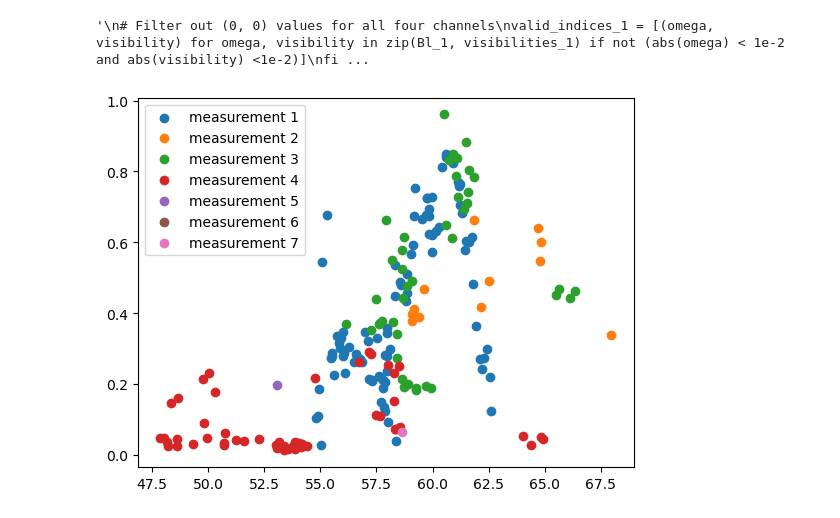
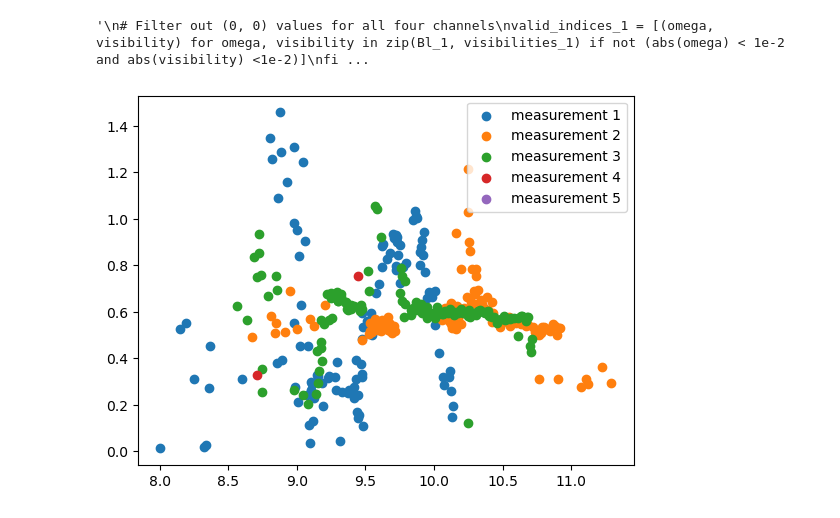
Before and after one commit to muellvin/radio-interferometry, a Jupyter notebook: data_analysis_fit.ipynb, the cells around one changed output. Cells and saved outputs as stored; diff of their text form; code cells hidden in the pictures.

```diff
--- a/data_analysis_fit.ipynb
+++ b/data_analysis_fit.ipynb
@@ -170,18 +170,31 @@ def get_V_Bl_fromOneChannel(time, data, freq=0, measurement=0, printbool=False):
 
 # Directories for measurements
 file_dirs = [
-    "sun_meas_25/meas_1/",
-    "sun_meas_25/meas_2/",
-    "sun_meas_25/meas_3/",
-    "sun_meas_25/meas_4/",
-    "sun_meas_25/meas_5/",
-    "sun_meas_25/meas_6/",
-    "sun_meas_25/meas_7/"
+    "sun_meas_25/meas_1/", #good
+    "sun_meas_25/meas_2/", #good
+    "sun_meas_25/meas_3/", #good
+    #"sun_meas_25/meas_4/",#sunset
+    #"sun_meas_25/meas_5/",#clouds
+    "sun_meas_25/meas_6/", #good
+    "sun_meas_25/meas_7/" #very early
 ]
+guesses = [[1, 0.035, 0.0043, 5.6],
+           [1, 0.035, 0.0047, 5.6],
+           [1, 0.035, 0.0046, 5.6],
+           #[1, 0.035, 0.0043, 5.6],
+           #[1, 0.035, 0.0043, 5.6],
+           [1, 0.035, 0.0043, 5.6],
+           [1, 0.035, 0.0013, 5.6]]
 
 # Load measurements
 measurements = [get_measurement(file_dir) for file_dir in file_dirs]
 # Each element of measurements is (time, freq, data)
+
+test = 0
+test_freq = 50
+(time, freq, data) = measurements[test]
+v, b = get_V_Bl_fromOneChannel(time, data[test_freq], test_freq, test, guesses[test], printbool=True)
+
 
 # Prepare storage for results
 results = []
@@ -189,8 +202,8 @@ for file_index, (time, freq, data) in enumerate(measurements):
     visibilities = np.empty(len(freq), dtype=float)
     Bl = np.empty(len(freq), dtype=float)
 
-    for i, freq in enumerate(np.arange(0,121)):
-        visibilities[i], Bl[i] = get_V_Bl_fromOneChannel(time, data[i], freq, file_index+1)
+    for i, freq in enumerate(np.arange(0,200)):
+        visibilities[i], Bl[i] = get_V_Bl_fromOneChannel(time, data[i], freq, file_index+1, guesses[file_index])
 
     results.append((visibilities, Bl))
 # %% [output]
@@ -252,41 +247,45 @@ Fit failed at measurement 7, channel 120: Optimal parameters not found: Number o
 # %%
-
+useful_B = []
+useful_V = []
 
 for index, (visibilities, Bl) in enumerate(results):
-    valid_indices =[(b, v) for b, v in zip(Bl, visibilities) if not (abs(b) < 1e-2 or abs(v) <1e-2 or abs(b)>200)]
+    valid_indices =[(b, v) for b, v in zip(Bl, visibilities) if not (abs(b) < 1e-2 or abs(v) <1e-2 or abs(b)>200 or abs(v) > 2 or abs(b)<5)]
     bs, vs = zip(*valid_indices) if valid_indices else ([],[])
+    useful_B.append(bs)
+    useful_V.append(vs)
     plt.scatter(bs, vs, label=f"measurement {index+1}")
 
 plt.legend()
+
 
 """
 # Filter out (0, 0) values for all four channels
 valid_indices_1 = [(omega, visibility) for omega, visibility in zip(Bl_1, visibilities_1) if not (abs(omega) < 1e-2 and abs(visibility) <1e-2)]
 filtered_Bl_1, filtered_visibilities_1 = zip(*valid_indices_1) if valid_indices_1 else ([], [])
 
 valid_indices_2 = [(omega, visibility) for omega, visibility in zip(Bl_2, visibilities_2) if not (abs(omega) < 1e-2 and abs(visibility) <1e-2)]
 filtered_Bl_2, filtered_visibilities_2 = zip(*valid_indices_2) if valid_indices_2 else ([], [])
 
 valid_indices_3 = [(omega, visibility) for omega, visibility in zip(Bl_3, visibilities_3) if not (abs(omega) < 1e-2 and abs(visibility) <1e-2)]
 filtered_Bl_3, filtered_visibilities_3 = zip(*valid_indices_3) if valid_indices_3 else ([], [])
 
 #valid_indices_4 = [(omega, visibility) for omega, visibility in zip(Bl_4, visibilities_4) if not (abs(omega) < 1e-2 and abs(visibility) <1e-2)]
 #filtered_Bl_4, filtered_visibilities_4 = zip(*valid_indices_4) if valid_indices_4 else ([], [])
 
 # Plot the filtered data for all four channels
 plt.scatter(filtered_Bl_1, filtered_visibilities_1, label="Channel 1")
 plt.scatter(filtered_Bl_2, filtered_visibilities_2, label="Channel 2")
 plt.scatter(filtered_Bl_3, filtered_visibilities_3, label="Channel 3")
 #plt.plot(filtered_Bl_4, filtered_visibilities_4, label="Channel 4")
 
 # Add labels, title, and legend
 plt.xlabel("B_lambda")
 plt.ylabel("Visibility")
 plt.title("Visibility vs B_lambda for All Channels")
 plt.legend()
 
 # Display the plot
 plt.show()"""
 # %% [output]
 '\n# Filter out (0, 0) values for all four channels\nvalid_indices_1 = [(omega, visibility) for omega, visibility in zip(Bl_1, visibilities_1) if not (abs(omega) < 1e-2 and abs(visibility) <1e-2)]\nfi ...
-[figure, old version]
+[figure, new version]
```
Also changed, not shown: parts of 3 cells of this notebook, 1 other file.
